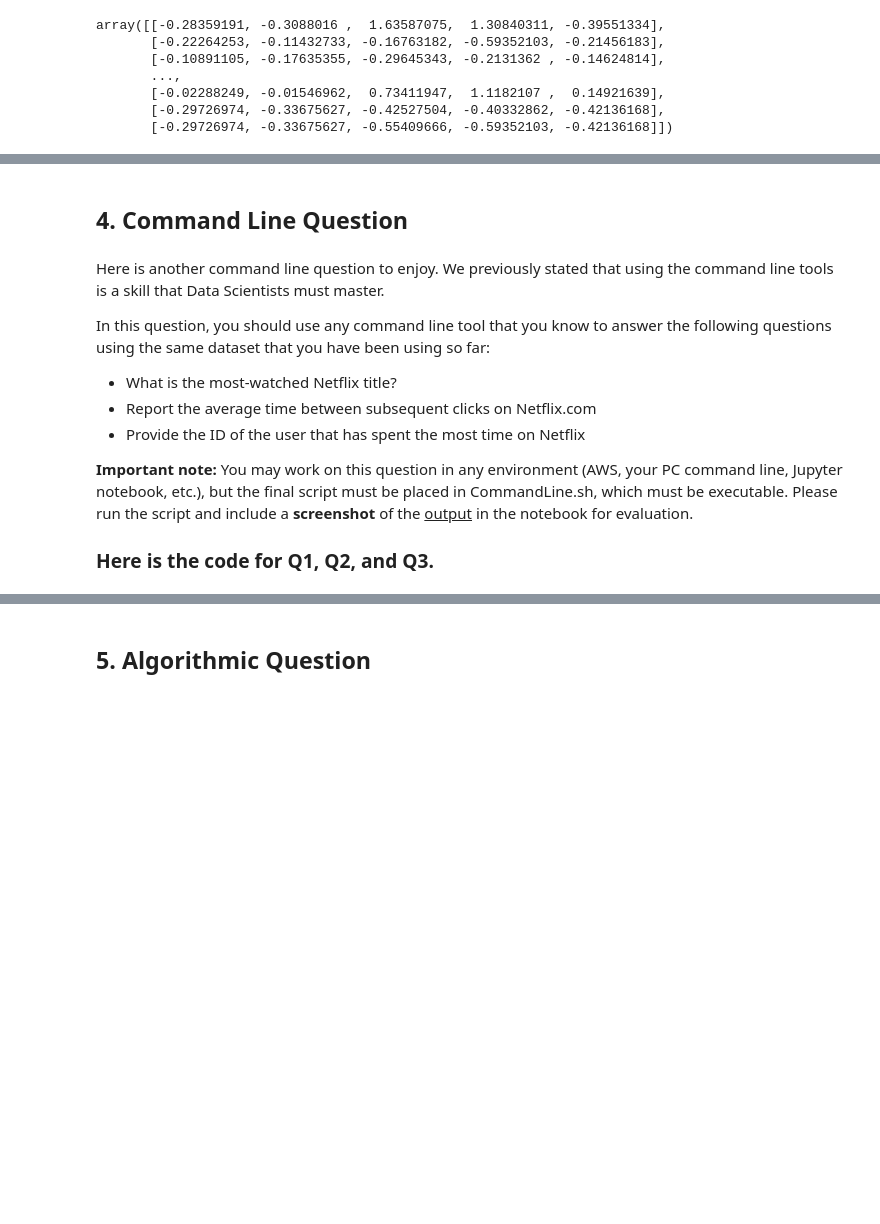
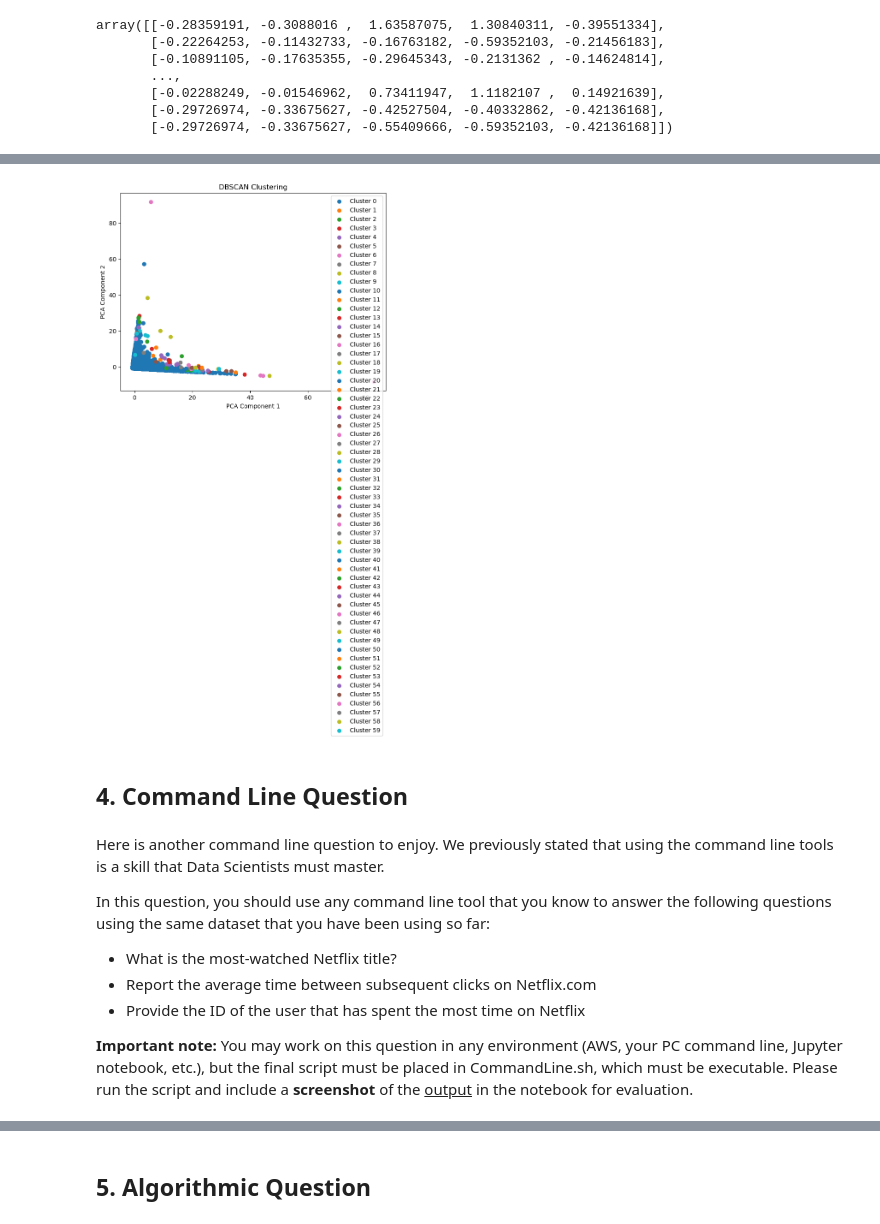
Before and after one commit to do3-173/ADM_HW4, a Jupyter notebook: main.ipynb, the cells around one changed output, grey strips where cells are left out. Saved outputs shown, nothing was run; the diff lists cells and outputs as text; code cells hidden in the pictures; blank space fills up the shorter version.

```diff
--- a/main.ipynb
+++ b/main.ipynb
@@ -457,3 +522,7 @@ plt.show()
+# %%
+plot_clusters()
+# %% [output]
+[figure, added]
 # %% [markdown]
 ## 4. Command Line Question
 # %% [markdown]
@@ -466,5 +535,3 @@ In this question, you should use any command line tool that you know to answer t
   + Provide the ID of the user that has spent the most time on Netflix
 
 __Important note:__ You may work on this question in any environment (AWS, your PC command line, Jupyter notebook, etc.), but the final script must be placed in CommandLine.sh, which must be executable. Please run the script and include a __screenshot__ of the <ins>output</ins> in the notebook for evaluation.
-
-### Here is the code for Q1, Q2, and Q3.
```
Also changed, not shown: parts of 25 cells of this notebook.
